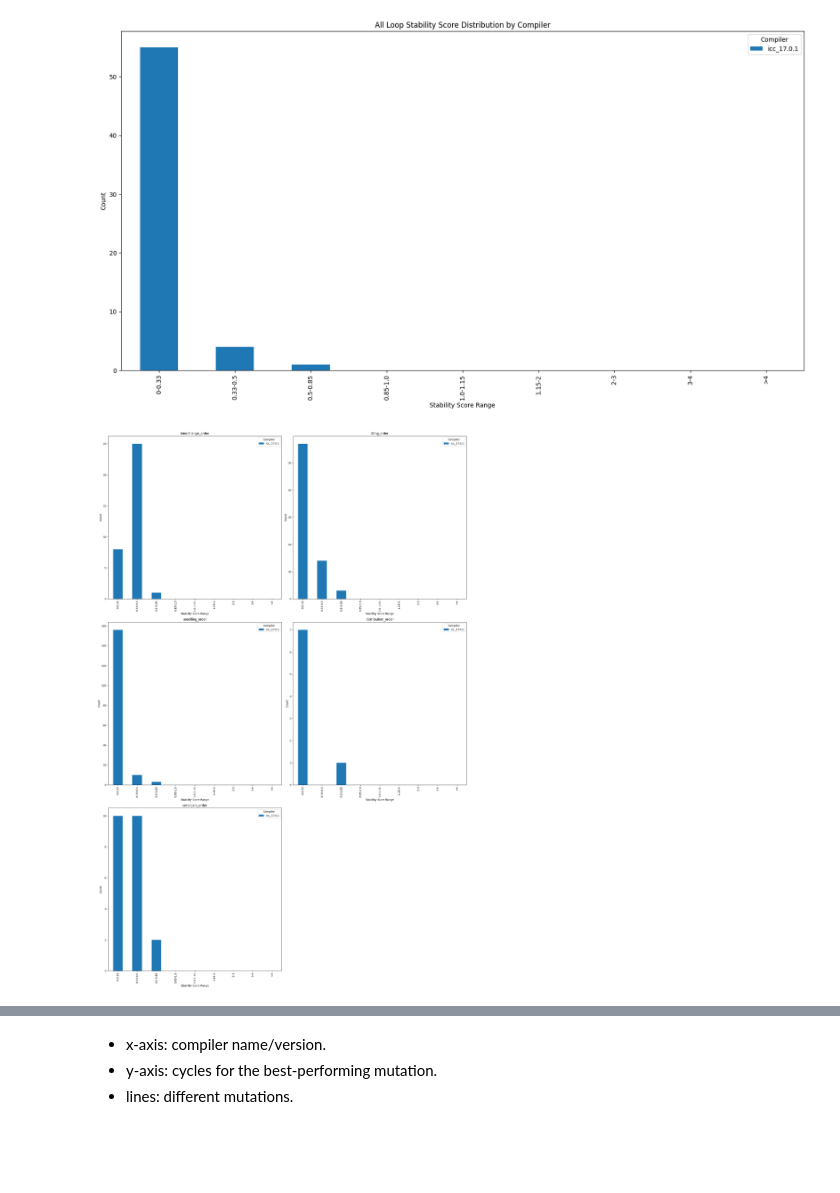
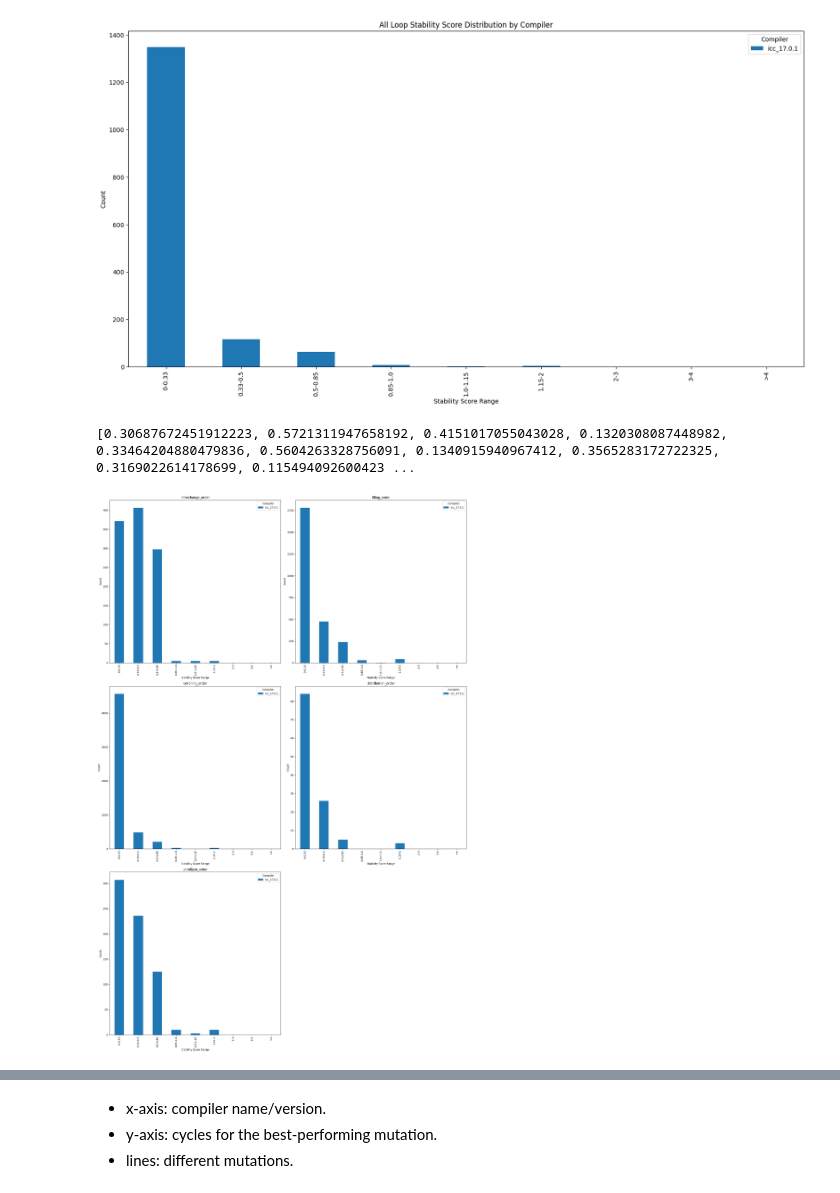
Before and after one commit to intel/program-optimization-advice-exploration-scripts, a Jupyter notebook: qaas-web/lore/backend/db_graph.ipynb, the cells around one changed output, grey strips where cells are left out. Drawn from its saved outputs; the diff is of its cells as text; code cells hidden in the pictures; blank space fills up the shorter version.

```diff
--- a/qaas-web/lore/backend/db_graph.ipynb
+++ b/qaas-web/lore/backend/db_graph.ipynb
@@ -101,8 +84,8 @@ def reorder_refs(refs):
     base_ref_value = None
     other_values = []
     for ref_dict in refs:
-        for key, value in ref_dict.items():
-            if '_base' in str(key):
+        for mutation_number, value in ref_dict.items():
+            if mutation_number == 0:
                 base_ref_value = value
             else:
                 other_values.append(value)
@@ -483,7 +466,7 @@ def plot_stability_score_per_loop(data):
 
 plot_stability_score_per_loop(iterate_compilers_and_load_data(process_get_stability_score_all_loops_per_compiler))
 # %% [output]
-[figure, old version]
+[figure, new version]
 # %%
 @with_app_context
 def get_loops_scores_by_transformation(vendor, version, raw_data, interchange_order = -1, tiling_order = -1, unrolling_order = -1, distribution_order = -1, unrolljam_order = -1 ):
@@ -502,8 +485,10 @@ def get_loops_scores_by_transformation(vendor, version, raw_data, interchange_or
             cur_vendor, cur_version = compiler.vendor, compiler.version
             if vendor != cur_vendor or version != cur_version:
                 continue
-            orig_filename, orig_function_name, orig_line_number, mutation_number = extract_info_from_lore_source_code_file_name(src_loop.file)
-            orig_loop_key = (src_loop.execution.application.program, orig_filename, orig_function_name, orig_line_number)
+
+            orig_loop_key = src_loop.source.table_id
+            if src_loop.orig_src_loop:
+                orig_loop_key = src_loop.orig_src_loop.source.table_id
             if orig_loop_key in raw_data:
                 refs = raw_data[orig_loop_key]
                 refs = reorder_refs(refs)
@@ -518,7 +503,7 @@ def process_get_stability_score_loops_per_compiler_per_transformation(vendor, ve
     stability_scores_all_loops_unrolling = get_loops_scores_by_transformation(vendor, version, raw_data, unrolling_order = 0)
     stability_scores_all_loops_distribution = get_loops_scores_by_transformation(vendor, version, raw_data, distribution_order = 0)
     stability_scores_all_loops_unrolljam = get_loops_scores_by_transformation(vendor, version, raw_data, unrolljam_order = 0)
-
+    print(stability_scores_all_loops_interchange)
     return {
         'compiler': f'{vendor}_{version}',
         'interchange_order' : stability_scores_all_loops_interchange,
@@ -533,6 +518,7 @@ def plot_stability_score_per_loop_mutation(data):
     STABILITY_SCORE_LABELS = ['0-0.33', '0.33-0.5', '0.5-0.85', '0.85-1.0', '1.0-1.15', '1.15-2', '2-3', '3-4', '>4']
 
     orders = ['interchange_order', 'tiling_order', 'unrolling_order', 'distribution_order', 'unrolljam_order']
+    # orders = ['interchange_order']
 
     fig, axes = plt.subplots(nrows=3, ncols=2, figsize=(20,30))
     axes = axes.flatten()  # flatten the grid to make indexing easier
@@ -545,34 +531,35 @@ def plot_stability_score_per_loop_mutation(data):
             scores = entry[order]
 
             for score in scores:
                 bin_label = get_label_from_bins(score, STABILITY_SCORE_BINS, STABILITY_SCORE_LABELS)
                 bin_counts[bin_label].setdefault(compiler, 0)
                 bin_counts[bin_label][compiler] += 1
 
         df = pd.DataFrame(bin_counts).T
         df = df.fillna(0)
 
         df.plot(kind='bar', ax=axes[i])
 
         axes[i].set_title(order)
         axes[i].set_xlabel('Stability Score Range')
         axes[i].set_ylabel('Count')
         axes[i].legend(title='Compiler')
 
     # remove any extra empty subplots
     for j in range(i+1, len(axes)):
         fig.delaxes(axes[j])
 
     plt.tight_layout()
     plt.show()
 
 
 
 vendor_version_results = iterate_compilers_and_load_data(process_get_stability_score_loops_per_compiler_per_transformation)
 
 plot_stability_score_per_loop_mutation(vendor_version_results)
 # %% [output]
+[0.30687672451912223, 0.5721311947658192, 0.4151017055043028, 0.1320308087448982, 0.33464204880479836, 0.5604263328756091, 0.1340915940967412, 0.3565283172722325, 0.3169022614178699, 0.115494092600423 ...
-[figure, old version]
+[figure, new version]
 # %%
 vendor_version_results
 # %% [output]
```
Also changed, not shown: parts of 4 cells of this notebook, 27 other files.
